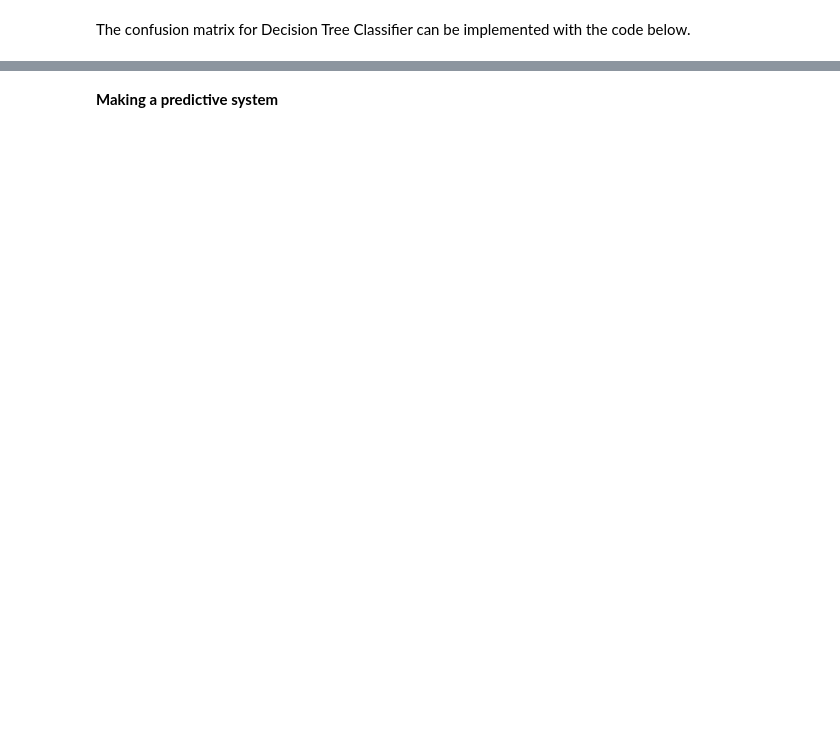
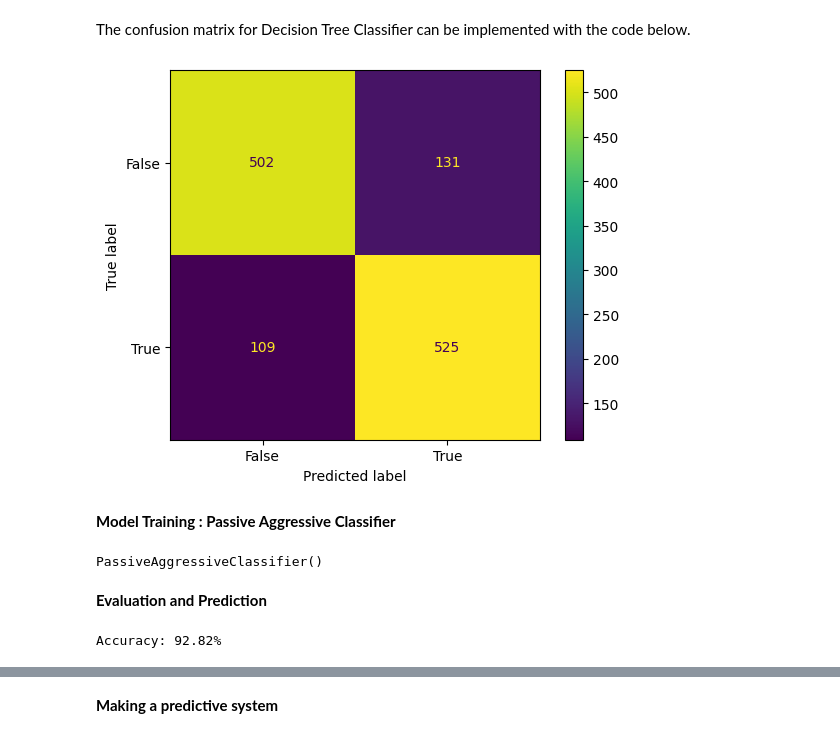
Before and after one commit to Yash-Barjatya/Fake_News_Detection, a Jupyter notebook: Fake_News_Detection.ipynb, the cells around one changed output, grey strips where cells are left out. Cells and saved outputs as stored; diff of their text form; code cells hidden in the pictures; blank space fills up the shorter version.

Commit message:
made changes in the model

```diff
--- a/Fake_News_Detection.ipynb
+++ b/Fake_News_Detection.ipynb
@@ -156,4 +164,4 @@ X_train,X_test,Y_train,Y_test =train_test_split(X,Y,test_size=0.2,stratify=Y,ran
 # %%
-model = LogisticRegression()
+decision_model = DecisionTreeClassifier()
 #training the model
-model.fit(X_train,Y_train)
+decision_model.fit(tfidf_X_train,Y_train)
@@ -160,7 +170,7 @@ model.fit(X_train,Y_train)
 # %% [markdown]
 **Evaluation and Prediction**
 # %%
-# Predict training data
-Y_train_pred = model.predict(X_train)
-# accuracy score of training data
-training_accuracy = accuracy_score(Y_train_pred,Y_train)
+# Predict testing data
+Y_test_pred = decision_model.predict(tfidf_X_test)
+# accuracy score of test data
+test_accuracy = accuracy_score(Y_test_pred,Y_test)
@@ -169,5 +176,0 @@ print('Accuracy score of training data :',training_accuracy)
-# %%
-# Predict testing data
-Y_test_pred = model.predict(X_test)
-# accuracy score of test data
-test_accuracy = accuracy_score(Y_test_pred,Y_test)
@@ -193,7 +177,2 @@ Accuracy score of training data : 1.0
-# %%
-# Predict testing data
-Y_test_pred = model.predict(X_test)
-# accuracy score of test data
-test_accuracy = accuracy_score(Y_test_pred,Y_test)
 # %%
 print('Accuracy score of test data :',test_accuracy)
@@ -201,8 +182,25 @@ print('Accuracy score of test data :',test_accuracy)
 The confusion matrix for Decision Tree Classifier can be implemented with the code below.
 # %%
 # Confusion matrix of Results from Decision Tree classification
-cm = metrics.confusion_matrix(Y_test, model.predict(X_test))
+cm = metrics.confusion_matrix(Y_test, Y_test_pred)
 cm_display = metrics.ConfusionMatrixDisplay(confusion_matrix=cm,
                                             display_labels=[False, True])
 cm_display.plot()
 plt.show()
+# %% [output]
+[figure, added]
+# %% [markdown]
+**Model Training : Passive Aggressive Classifier**
+# %%
+classifier = PassiveAggressiveClassifier(max_iter=1000)
+classifier.fit(tfidf_X_train,Y_train)
+# %% [output]
+PassiveAggressiveClassifier()
+# %% [markdown]
+**Evaluation and Prediction**
+# %%
+Y_pred = classifier.predict(tfidf_X_test)
+score = metrics.accuracy_score(Y_test, Y_pred)
+print(f'Accuracy: {round(score*100,2)}%')
+# %% [output]
+Accuracy: 92.82%
```
Also changed, not shown: parts of 54 cells of this notebook.
